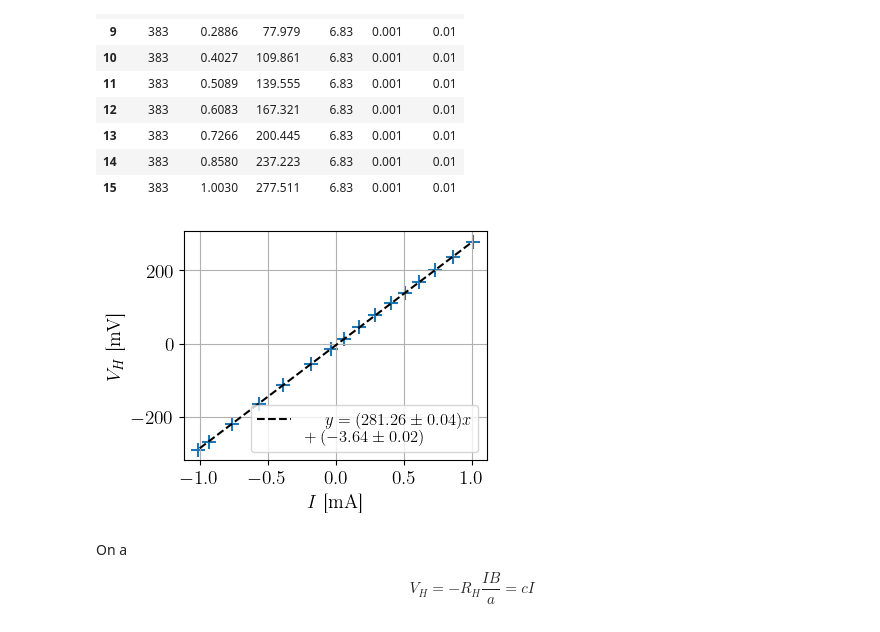
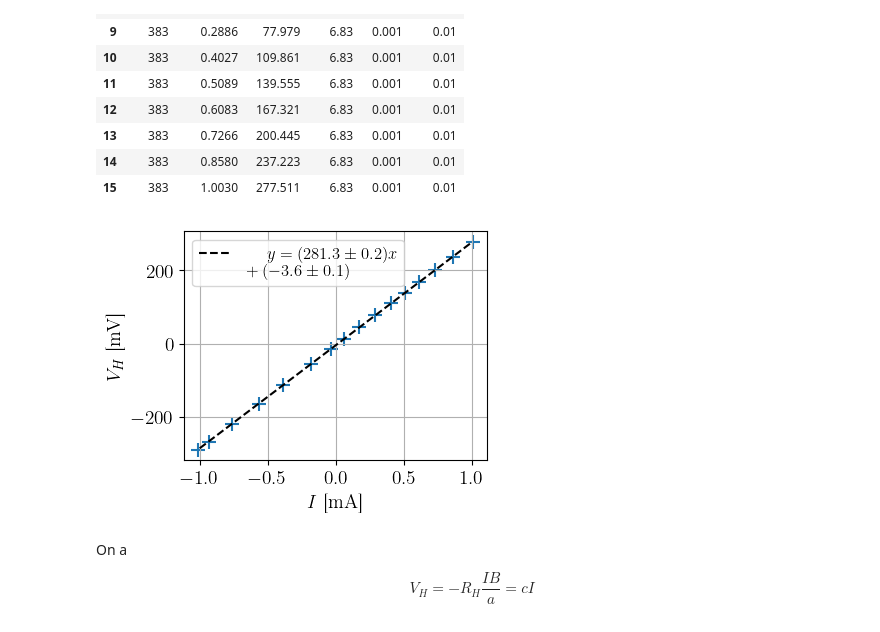
Before and after one commit to TomVdt/TPII-rapports, a Jupyter notebook: 03-H6-effet-hall/analyse/exp1.ipynb, the cells around one changed output. Drawn from its saved outputs; the diff is of its cells as text; code cells hidden in the pictures.

```diff
--- a/03-H6-effet-hall/analyse/exp1.ipynb
+++ b/03-H6-effet-hall/analyse/exp1.ipynb
@@ -102,22 +102,22 @@ U = unp.uarray(data2["U [mV]"], data2["deltaU"])
 # %%
 plt.scatter(unp.nominal_values(I), unp.nominal_values(U))
 plt.xlabel(r"$I$ [\si{\milli\ampere}]")
 plt.ylabel(r"$V_H$ [\si{\milli\volt}]")
 
 # Fit
 coefs, cov = np.polyfit(unp.nominal_values(I), unp.nominal_values(U), 1, cov=True)
 fit = np.poly1d(coefs)
-coefserr = unp.uarray(coefs, cov[(0,1),(0,1)])
+coefserr = unp.uarray(coefs, np.sqrt(cov[(0,1),(0,1)]))
 x = np.linspace(-1, 1, 100)
 plt.plot(x, fit(x), '--', label=r"$y = ({:.1uL})x \\+ ({:.1uL})$".format(*coefserr), color='black')
 
 # plt.ticklabel_format(axis='both', style='sci', scilimits=(2,2))
 plt.legend()
 plt.grid()
 plt.tight_layout(pad=0.5)
 plt.savefig("../figures/U(I),InP2micro.pdf")
 # %% [output]
-[figure, old version]
+[figure, new version]
 # %% [markdown]
 On a
 
```
Also changed, not shown: parts of 4 cells of this notebook, 9 other files.
